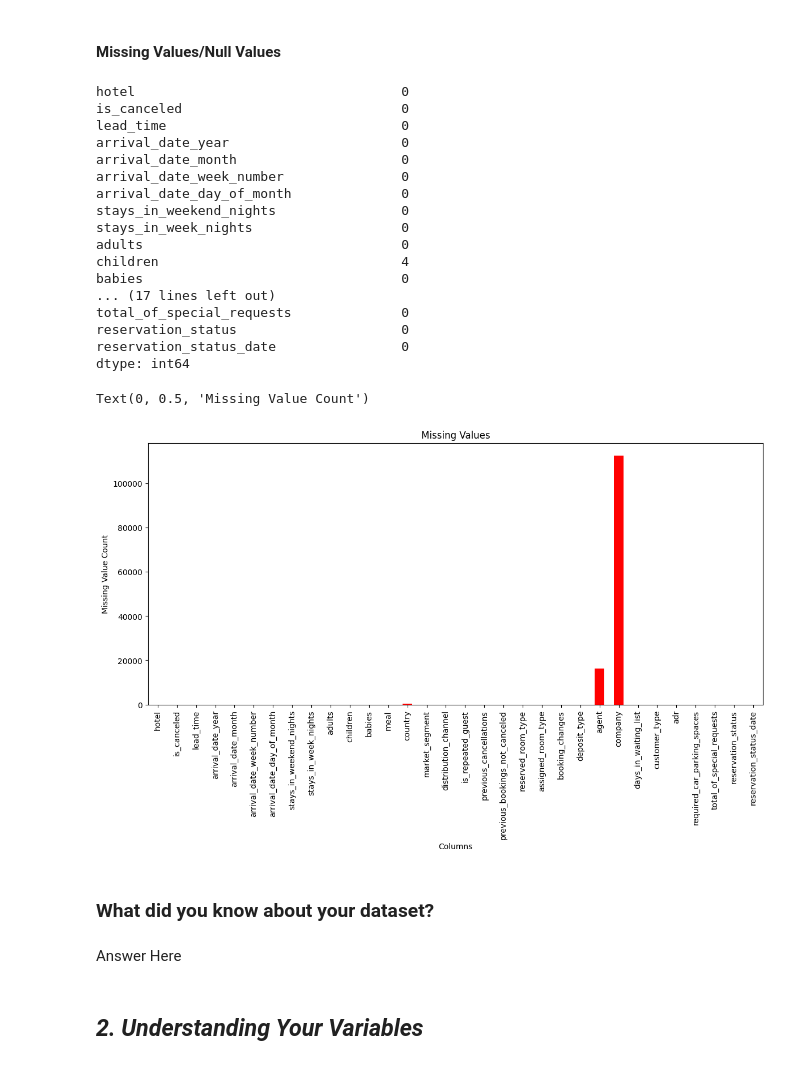
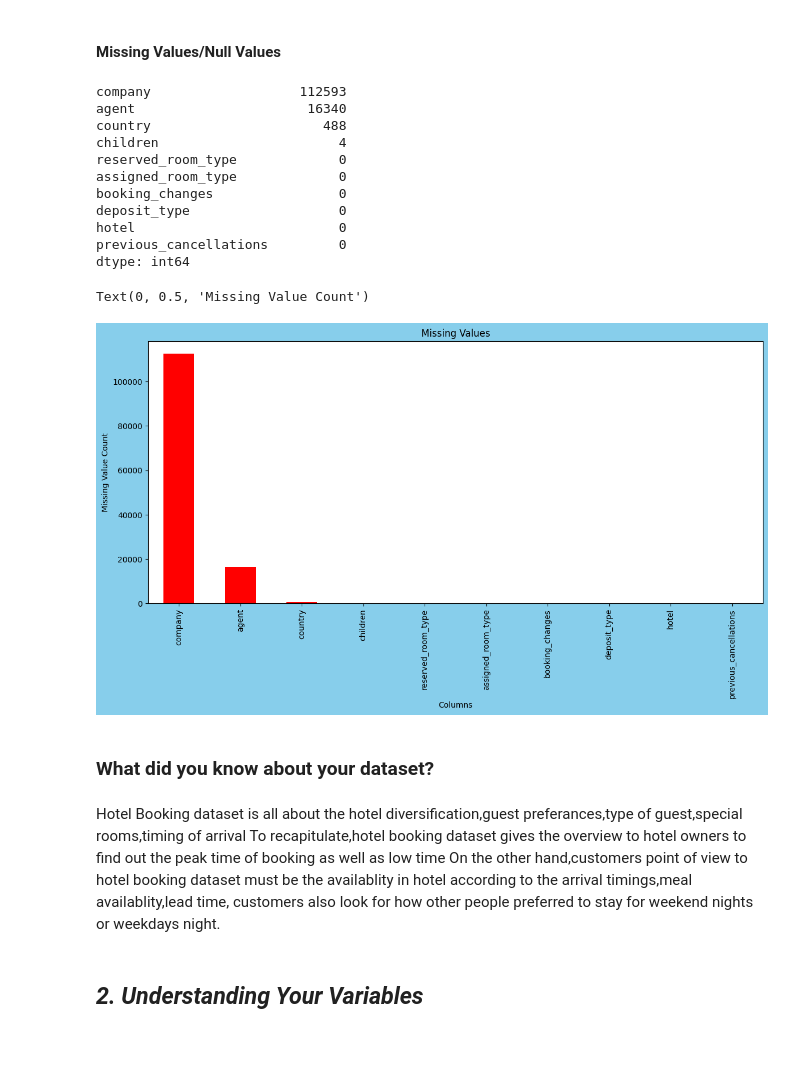
Before and after one commit to aayusharma01/Capstone_Proj, a Jupyter notebook: Hotel_Booking_Analysis.ipynb, the cells around one changed output. Drawn from its saved outputs; the diff is of its cells as text; code cells hidden in the pictures.

```diff
--- a/Hotel_Booking_Analysis.ipynb
+++ b/Hotel_Booking_Analysis.ipynb
@@ -141,43 +141,39 @@ Number of duplicates:31994
 #### Missing Values/Null Values
 # %%
 # Missing Values/Null Values Count
-missi_value = df.isnull().sum()
+missi_value = df.isnull().sum().sort_values(ascending=False)[:10]
 missi_value
 # %% [output]
-hotel                                  0
-is_canceled                            0
-lead_time                              0
-arrival_date_year                      0
-arrival_date_month                     0
-arrival_date_week_number               0
-arrival_date_day_of_month              0
-stays_in_weekend_nights                0
-stays_in_week_nights                   0
-adults                                 0
-children                               4
-babies                                 0
-... (17 lines left out)
-total_of_special_requests              0
-reservation_status                     0
-reservation_status_date                0
+company                   112593
+agent                      16340
+country                      488
+children                       4
+reserved_room_type             0
+assigned_room_type             0
+booking_changes                0
+deposit_type                   0
+hotel                          0
+previous_cancellations         0
 dtype: int64
 # %%
 # Visualizing the missing values
 # Plot a bar chart
-plt.figure(figsize=(14, 6))
+plt.figure(figsize=(14, 6),facecolor='skyblue')
 missi_value.plot(kind='bar', color='red')
 
 # Set labels and title
 plt.title("Missing Values")
 plt.xlabel("Columns")
 plt.ylabel("Missing Value Count")
 # %% [output]
 Text(0, 0.5, 'Missing Value Count')
-[figure, old version]
+[figure, new version]
 # %% [markdown]
 ### What did you know about your dataset?
-# %% [markdown]
-Answer Here
+# %% [markdown]
+Hotel Booking dataset is all about the hotel diversification,guest preferances,type of guest,special rooms,timing of arrival
+To recapitulate,hotel booking dataset gives the overview to hotel owners to find out the peak time of booking as well as low time
+On the other hand,customers point of view to hotel booking dataset must be the availablity in hotel according to the arrival timings,meal availablity,lead time, customers also look for how other people preferred to stay for weekend nights or weekdays night.
 # %% [markdown]
 ## ***2. Understanding Your Variables***
 # %%
```
Also changed, not shown: parts of 8 cells of this notebook.
